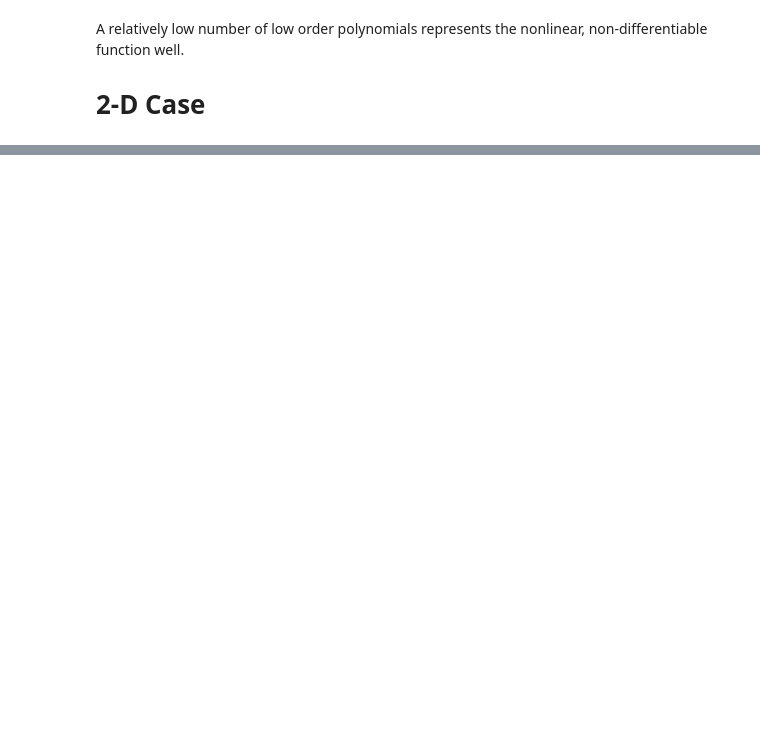
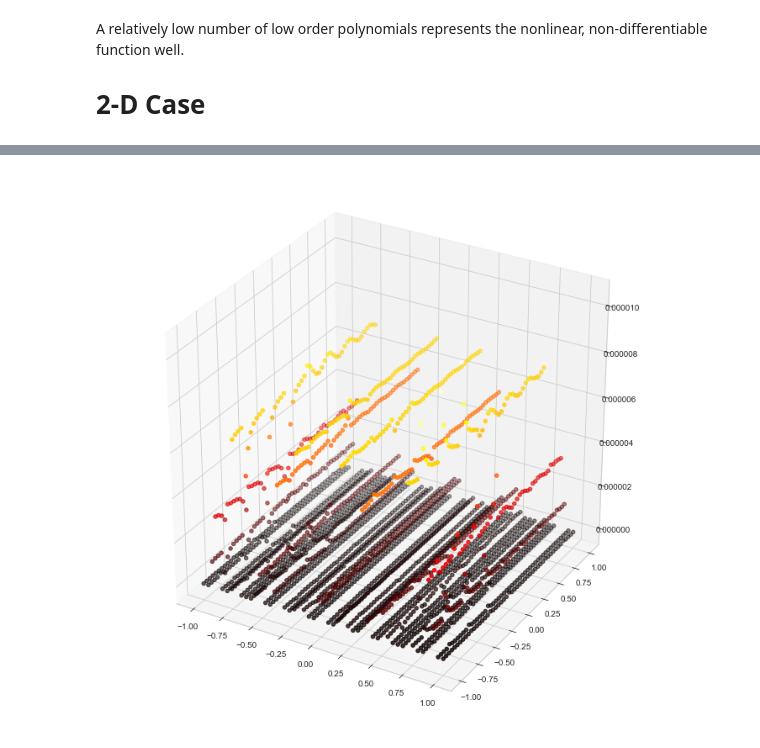
Before and after one commit to CDNoyes/EDL-Py, a Jupyter notebook: DAUQ.ipynb, the cells around one changed output, grey strips where cells are left out. Saved outputs shown, nothing was run; the diff lists cells and outputs as text; code cells hidden in the pictures; blank space fills up the shorter version.

```diff
--- a/DAUQ.ipynb
+++ b/DAUQ.ipynb
@@ -173,0 +257,6 @@ x_eval = boxgrid(domain,7, True)
+# %%
+fig = plt.figure(figsize=(12,12))
+ax = fig.gca(projection='3d')
+surf = ax.scatter(x[0],x[1],err,c=err, cmap='hot')
+# %% [output]
+[figure, added]
```
Also changed, not shown: parts of 17 cells of this notebook.
